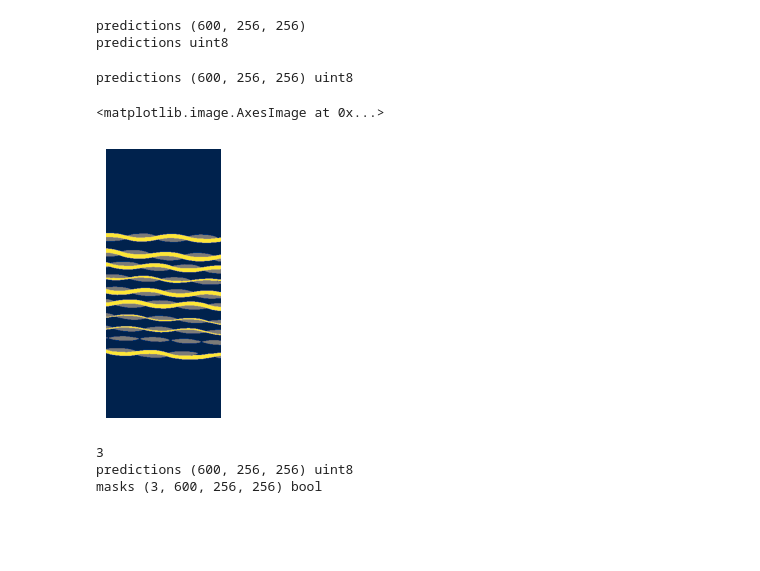
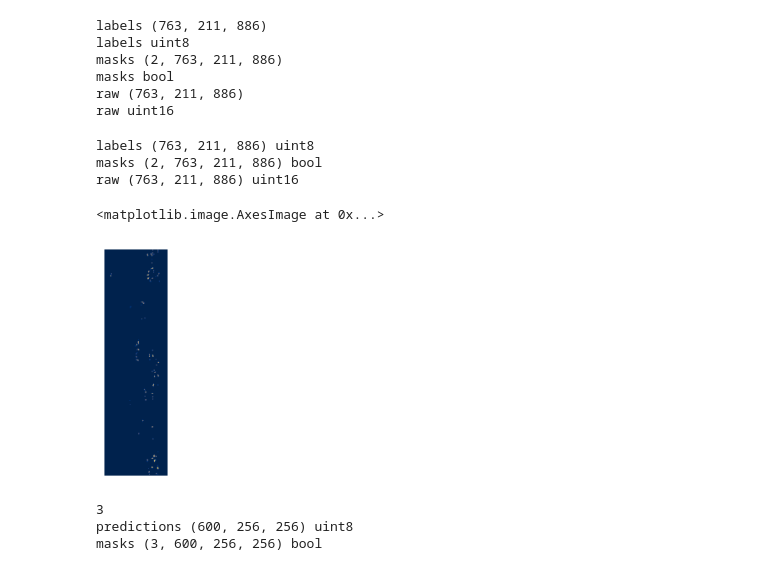
Before and after one commit to choROPeNt/3dseg, a Jupyter notebook: notebooks/01_convert_h52nrrd.ipynb, the cells around one changed output. Cells and saved outputs as stored; diff of their text form; code cells hidden in the pictures; blank space fills up the shorter version.

```diff
--- a/notebooks/01_convert_h52nrrd.ipynb
+++ b/notebooks/01_convert_h52nrrd.ipynb
@@ -32,7 +32,7 @@ def readH5(file_path,**kwargs):
         f.close()
     return out
 # %%
-file_path   = "../predict/model_64x64x64_01/285_10-layer_00_0.vol.pred.h5"
+file_path   = "../data/PoreDetection/Parallelprobe_Grauwerte.seg.vol.train.h5"
 assert os.path.exists(file_path)
 # %%
 file   = readH5(file_path)
@@ -44,8 +44,12 @@ for key, item in file.items():
     print(key,item.shape)
     print(key,item.dtype)
 # %% [output]
-predictions (600, 256, 256)
-predictions uint8
+labels (763, 211, 886)
+labels uint8
+masks (2, 763, 211, 886)
+masks bool
+raw (763, 211, 886)
+raw uint16
 # %%
 for key, item in data.items():
     if isinstance(item, dict):
@@ -55,21 +59,23 @@ for key, item in data.items():
     else:
         print(key,item.shape,item.dtype)
 # %% [output]
-predictions (600, 256, 256) uint8
+labels (763, 211, 886) uint8
+masks (2, 763, 211, 886) bool
+raw (763, 211, 886) uint16
 # %%
 n = len(data.keys())
 fig, axs = plt.subplots(1,n,figsize=(n*3.5,3.5))
 
 axs = np.array(axs).flatten()
 for ax in axs: ax.axis("off")
 
 slice = 30
 
 # axs[0].imshow(data["raw"][:,:,slice],cmap="grey")
-axs[0].imshow(data["predictions"][:,:,slice])
+axs[0].imshow(data["labels"][:,:,slice])
 # %% [output]
 <matplotlib.image.AxesImage at 0x...>
-[figure, old version]
+[figure, new version]
 # %%
 obj_ids = np.unique(data["predictions"])
 
```
Also changed, not shown: 1 other file.
